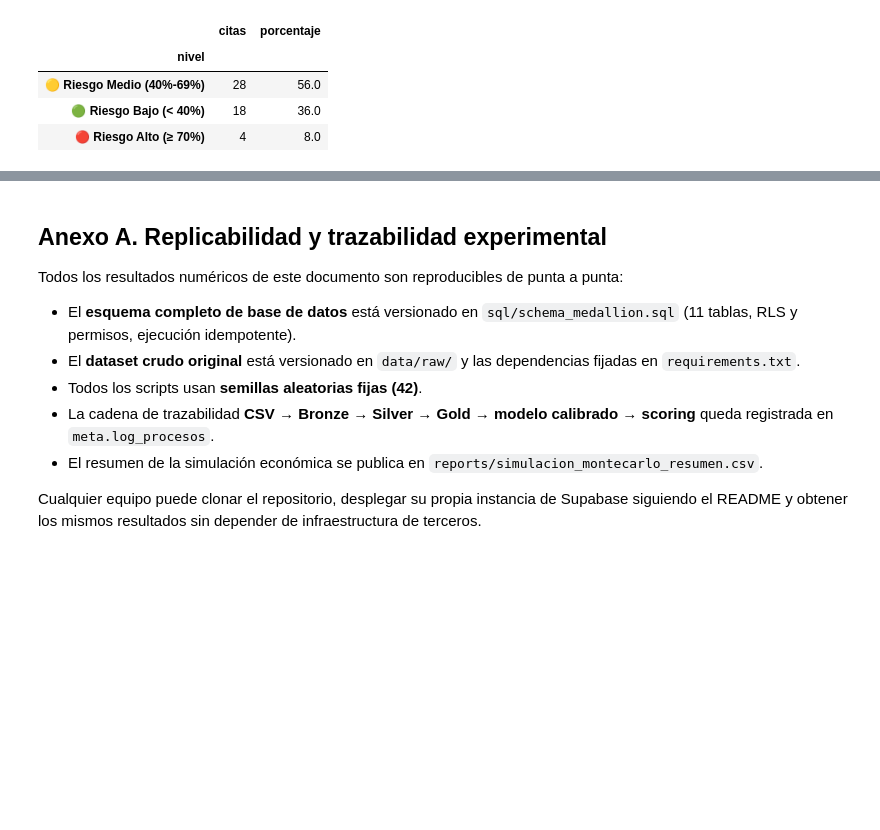
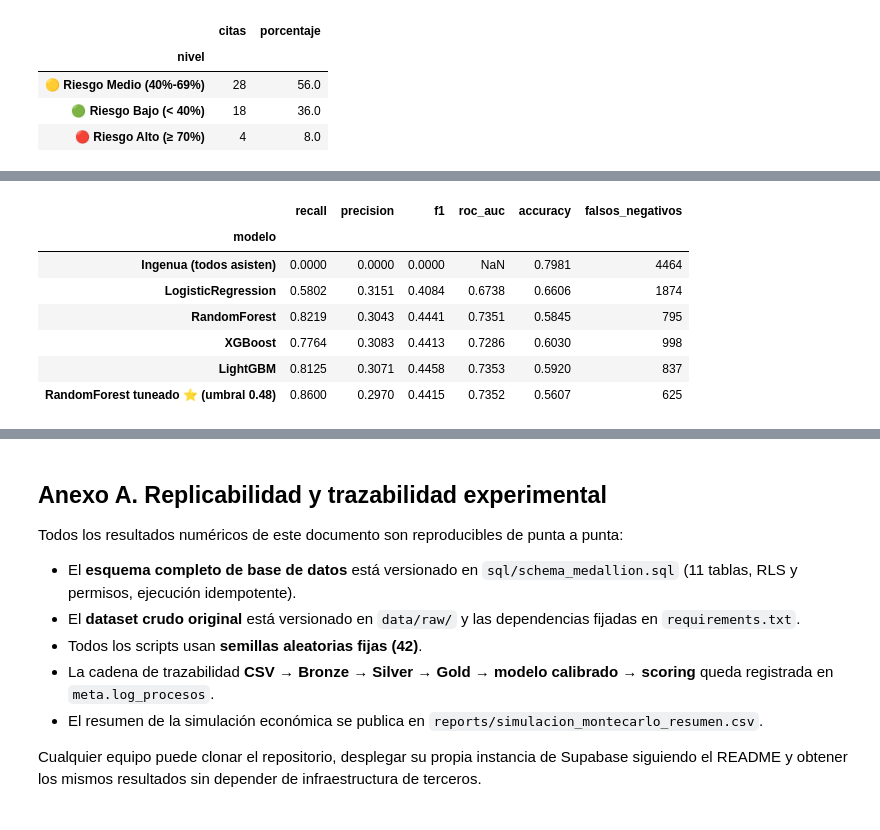
Before and after one commit to 1VEAO/PROYECTO_PRODUCTIVO_IIIA_CITAS_MEDICAS, a Jupyter notebook: notebook/01_informe_cpp2_ejecutable.ipynb, the cells around one changed output, grey strips where cells are left out. Cells and saved outputs as stored; diff of their text form; code cells hidden in the pictures; blank space fills up the shorter version.

```diff
--- a/notebook/01_informe_cpp2_ejecutable.ipynb
+++ b/notebook/01_informe_cpp2_ejecutable.ipynb
@@ -390,0 +477,64 @@ resumen_riesgo.set_index('nivel')
+# %%
+from sklearn.linear_model import LogisticRegression
+from sklearn.ensemble import RandomForestClassifier
+from xgboost import XGBClassifier
+from lightgbm import LGBMClassifier
+
+ratio_desbalance = (len(y_train) - y_train.sum()) / y_train.sum()
+candidatos = {
+    'Ingenua (todos asisten)': None,                       # línea base de negocio
+    'LogisticRegression': LogisticRegression(
+        max_iter=1000, class_weight='balanced', random_state=42),
+    'RandomForest': RandomForestClassifier(
+        n_estimators=100, max_depth=10, class_weight='balanced', random_state=42),
+    'XGBoost': XGBClassifier(
+        n_estimators=100, max_depth=6, scale_pos_weight=ratio_desbalance,
+        eval_metric='logloss', random_state=42),
+    'LightGBM': LGBMClassifier(
+        n_estimators=100, class_weight='balanced', random_state=42, verbose=-1),
+}
+
+filas_bench = []
+for nombre, modelo_bench in candidatos.items():
+    if modelo_bench is None:                                # línea base ingenua
+        y_pred_naive = np.zeros(len(y_test), dtype=int)
+        filas_bench.append({
+            'modelo': nombre,
+            'recall': recall_score(y_test, y_pred_naive, zero_division=0),
+            'precision': 0.0, 'f1': 0.0, 'roc_auc': np.nan,
+            'accuracy': accuracy_score(y_test, y_pred_naive),
+            'falsos_negativos': int(y_test.sum())
+        })
+        continue
+    modelo_bench.fit(X_train, y_train)
+    y_pred_b = modelo_bench.predict(X_test)
+    proba_b = modelo_bench.predict_proba(X_test)[:, 1]
+    filas_bench.append({
+        'modelo': nombre,
+        'recall': recall_score(y_test, y_pred_b, pos_label=1),
+        'precision': precision_score(y_test, y_pred_b, zero_division=0),
+        'f1': f1_score(y_test, y_pred_b, pos_label=1),
+        'roc_auc': roc_auc_score(y_test, proba_b),
+        'accuracy': accuracy_score(y_test, y_pred_b),
+        'falsos_negativos': int(confusion_matrix(y_test, y_pred_b)[1][0])
+    })
+
+# El campeón tuneado (umbral 0.48) se añade con las métricas ya calculadas
+filas_bench.append({
+    'modelo': 'RandomForest tuneado ⭐ (umbral 0.48)',
+    'recall': recall_score(y_test, y_pred), 'precision': precision_score(y_test, y_pred, zero_division=0),
+    'f1': f1_score(y_test, y_pred), 'roc_auc': roc_auc_score(y_test, probabilidades),
+    'accuracy': accuracy_score(y_test, y_pred), 'falsos_negativos': int(cm[1][0])
+})
+
+benchmark = pd.DataFrame(filas_bench).set_index('modelo').round(4)
+benchmark
+# %% [output]
+|  | recall | precision | f1 | roc_auc | accuracy | falsos_negativos |
+| modelo |  |  |  |  |  |  |
+| Ingenua (todos asisten) | 0.0000 | 0.0000 | 0.0000 | NaN | 0.7981 | 4464 |
+| LogisticRegression | 0.5802 | 0.3151 | 0.4084 | 0.6738 | 0.6606 | 1874 |
+| RandomForest | 0.8219 | 0.3043 | 0.4441 | 0.7351 | 0.5845 | 795 |
+| XGBoost | 0.7764 | 0.3083 | 0.4413 | 0.7286 | 0.6030 | 998 |
+| LightGBM | 0.8125 | 0.3071 | 0.4458 | 0.7353 | 0.5920 | 837 |
+| RandomForest tuneado ⭐ (umbral 0.48) | 0.8600 | 0.2970 | 0.4415 | 0.7352 | 0.5607 | 625 |
```
Also changed, not shown: parts of 11 cells of this notebook.
